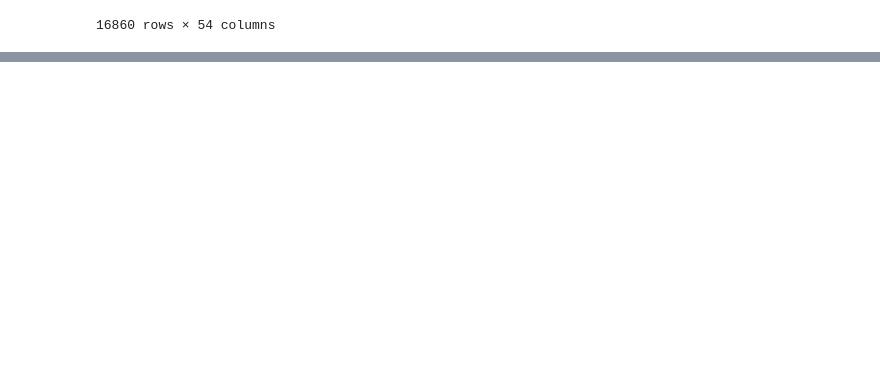
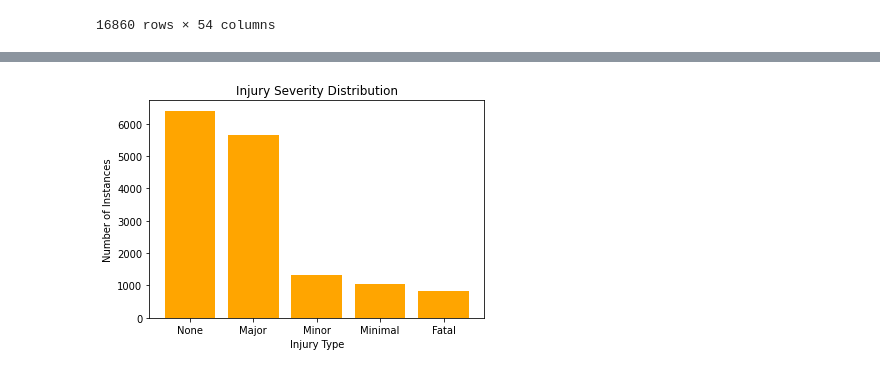
Before and after one commit to ElviraKonovalov/road-collisions, a Jupyter notebook: BigDataProject.ipynb, the cells around one changed output, grey strips where cells are left out. Saved outputs shown, nothing was run; the diff lists cells and outputs as text; code cells hidden in the pictures; blank space fills up the shorter version.

Commit message:
Initial data observation and class distribution

```diff
--- a/BigDataProject.ipynb
+++ b/BigDataProject.ipynb
@@ -45,0 +63,4 @@ df
+# %%
+columns_to_drop = ['_id', 'ACCNUM', 'TIME', 'OFFSET', 'WARDNUM', 'DIVISION', 'ACCLOC', 'FATAL_NO', 'PEDTYPE', 'PEDACT', 'PEDCOND', 'CYCLISTYPE', 'CYCACT', 'CYCCOND', 'POLICE_DIVISION', 'ObjectId', 'geometry']
+df = df.drop(columns=columns_to_drop)
+df
@@ -45,0 +85,10 @@ df
+# %%
+class_counts = df['INJURY'].value_counts()
+classes = class_counts.index.tolist()
+class_instance_count = class_counts.values
+plt.bar(classes,class_instance_count, color='orange')
+plt.title('Injury Severity Distribution')
+plt.xlabel('Injury Type')
+plt.ylabel('Number of Instances');
+# %% [output]
+[figure, added]
```
Also changed, not shown: parts of 6 cells of this notebook.
